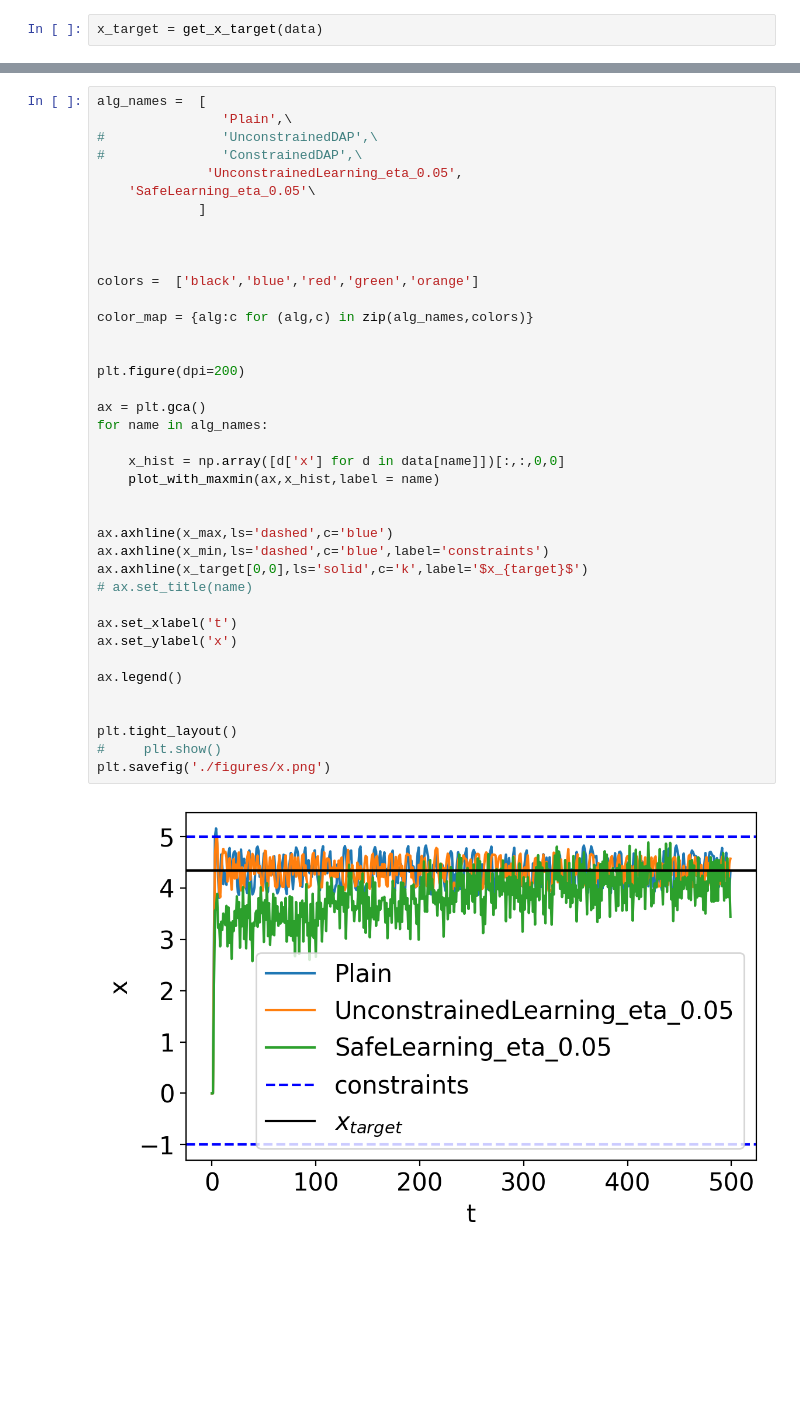
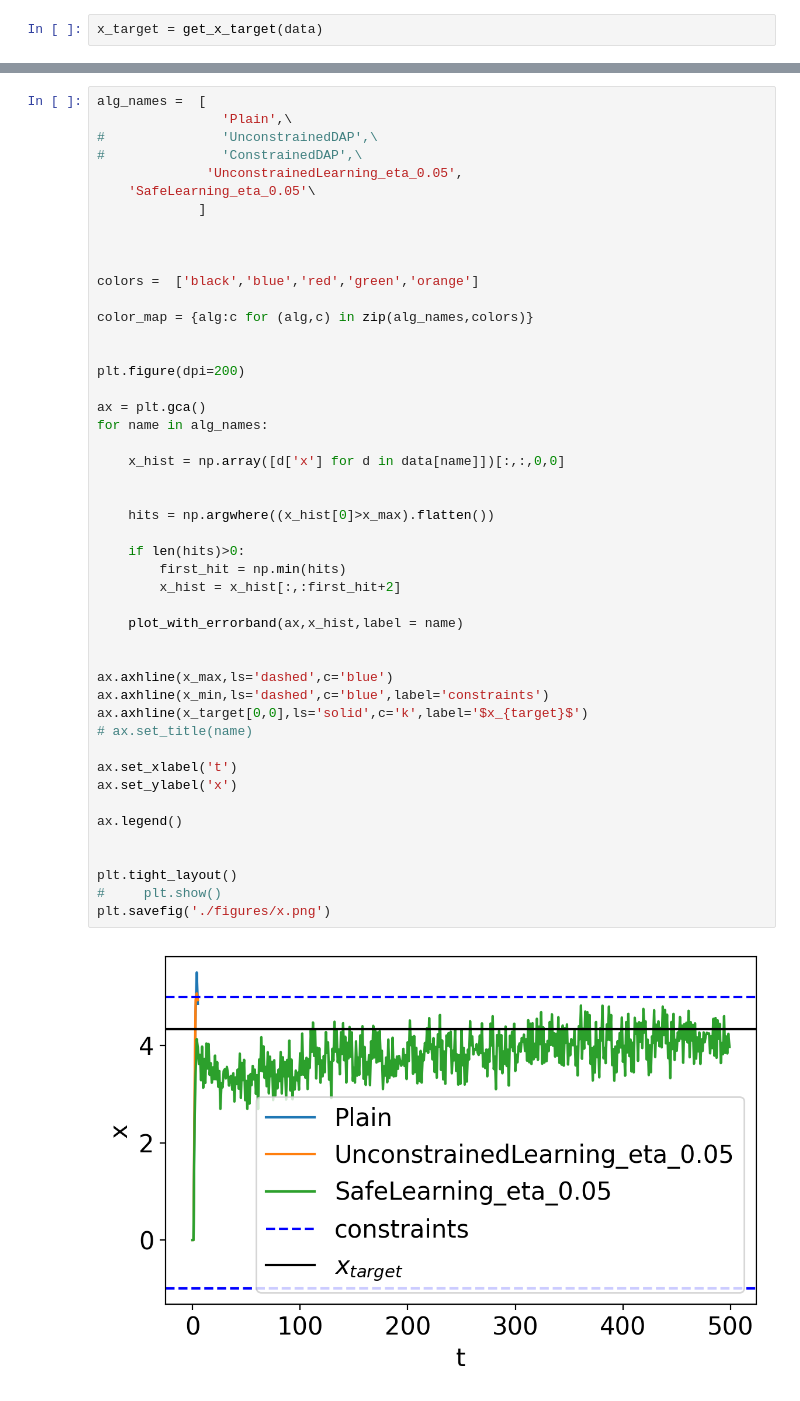
Before and after one commit to CoNG-harvard/SafeLearning, a Jupyter notebook: notebooks/Quadrotor1D-Animation/Plotting Contraint Violation.ipynb, the cells around one changed output, grey strips where cells are left out. Drawn from its saved outputs; the diff is of its cells as text; blank space fills up the shorter version.

Commit message:
Plot cut-off figure

```diff
--- a/notebooks/Quadrotor1D-Animation/Plotting Contraint Violation.ipynb
+++ b/notebooks/Quadrotor1D-Animation/Plotting Contraint Violation.ipynb
@@ -111,35 +113,43 @@ alg_names =  [
 
 
 colors =  ['black','blue','red','green','orange']
 
 color_map = {alg:c for (alg,c) in zip(alg_names,colors)}
 
 
 plt.figure(dpi=200)
 
 ax = plt.gca()
 for name in alg_names:
 
     x_hist = np.array([d['x'] for d in data[name]])[:,:,0,0]
-    plot_with_maxmin(ax,x_hist,label = name)
+
+
+    hits = np.argwhere((x_hist[0]>x_max).flatten())
+
+    if len(hits)>0:
+        first_hit = np.min(hits)
+        x_hist = x_hist[:,:first_hit+2]
+
+    plot_with_errorband(ax,x_hist,label = name)
 
 
 ax.axhline(x_max,ls='dashed',c='blue')
 ax.axhline(x_min,ls='dashed',c='blue',label='constraints')
 ax.axhline(x_target[0,0],ls='solid',c='k',label='$x_{target}$')
 # ax.set_title(name)
 
 ax.set_xlabel('t')
 ax.set_ylabel('x')
 
 ax.legend()
 
 
 plt.tight_layout()
 #     plt.show()
 plt.savefig('./figures/x.png')
 # %% [output]
-[figure, old version]
+[figure, new version]
 # %%
 
 for name in alg_names:
```
Also changed, not shown: parts of 3 cells of this notebook, 3 other files.
